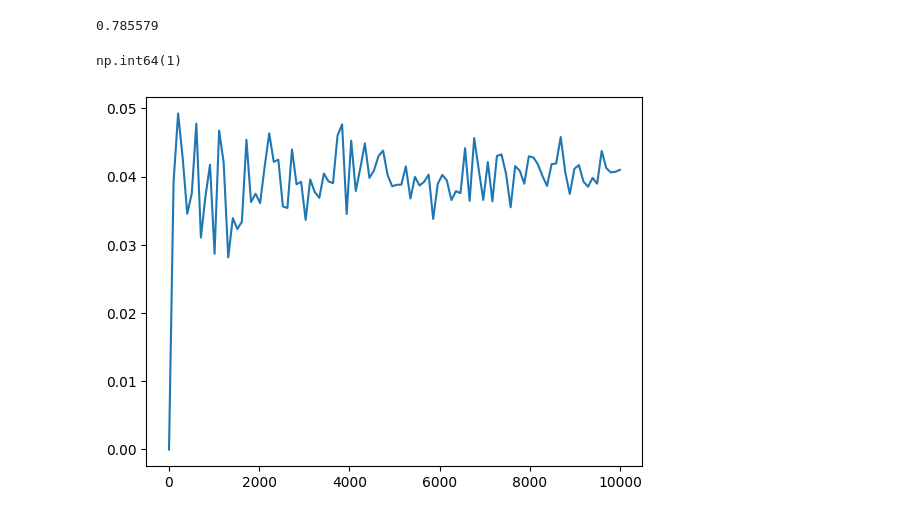
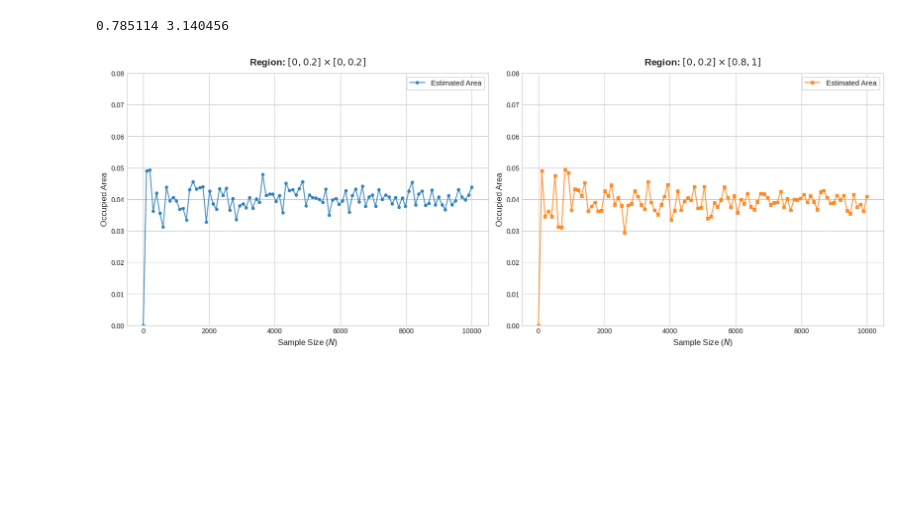
Before and after one commit to Asged/CompPhys, a Jupyter notebook: Week 01/W01B.ipynb, the cells around one changed output. Drawn from its saved outputs; the diff is of its cells as text; code cells hidden in the pictures; blank space fills up the shorter version.

```diff
--- a/Week 01/W01B.ipynb
+++ b/Week 01/W01B.ipynb
@@ -64,18 +64,45 @@ print(square2.occupiedArea())
 # %%
 circ = MonteCarloCircle()
-circ.occupiedArea()
+A = circ.occupiedArea()
+print(A, A*4)
 # %% [output]
-0.785579
+0.785114 3.140456
 # %%
-Ns = np.linspace(1,10000, 100).astype(int)
+Ns = np.linspace(1, 10000, 100).astype(int)
 
 Ps = []
+Ps2 = []
 for N in Ns:
     square = MonteCarloSquare(size=N, x_min=0, x_max=0.2, y_min=0, y_max=0.2)
+    square2 = MonteCarloSquare(size=N, x_min=0, x_max=0.2, y_min=0.8, y_max=1)
     Ps.append(square.occupiedArea())
-
-plt.plot(Ns, Ps)
-Ns[0]
+    Ps2.append(square2.occupiedArea())
-# %% [output]
-np.int64(1)
-[figure, removed]
+# %%
+plt.style.use('seaborn-v0_8-whitegrid' if 'seaborn-v0_8-whitegrid' in plt.style.available else 'default')
+fig, axes = plt.subplots(1, 2, figsize=(16, 6), constrained_layout=True)
+
+# --- Plot 1: Region [0, 0.2] x [0, 0.2] ---
+axes[0].plot(Ns, Ps, color='#1f77b4', marker='o', markersize=4, alpha=0.8,
+             linestyle='-', linewidth=1.5, label='Estimated Area')
+axes[0].set_title('Region: $[0, 0.2] \\times [0, 0.2]$', fontsize=14, fontweight='bold', pad=12)
+axes[0].set_xlabel('Sample Size ($N$)', fontsize=12)
+axes[0].set_ylabel('Occupied Area', fontsize=12)
+axes[0].tick_params(labelsize=10)
+axes[0].legend(frameon=True, facecolor='white', framealpha=0.9, fontsize=11)
+
+# --- Plot 2: Region [0, 0.2] x [0.8, 1] ---
+axes[1].plot(Ns, Ps2, color='#ff7f0e', marker='s', markersize=4, alpha=0.8,
+             linestyle='-', linewidth=1.5, label='Estimated Area')
+axes[1].set_title('Region: $[0, 0.2] \\times [0.8, 1]$', fontsize=14, fontweight='bold', pad=12)
+axes[1].set_xlabel('Sample Size ($N$)', fontsize=12)
+axes[1].set_ylabel('Occupied Area', fontsize=12)
+axes[1].tick_params(labelsize=10)
+axes[1].legend(frameon=True, facecolor='white', framealpha=0.9, fontsize=11)
+
+# Set Y limits explicitly for both plots (adjust min/max as needed)
+axes[0].set_ylim(0, 0.08)
+axes[1].set_ylim(0, 0.08)
+
+plt.show()
+# %% [output]
+[figure, added]
```
Also changed, not shown: parts of 4 cells of this notebook, 1 other file.
